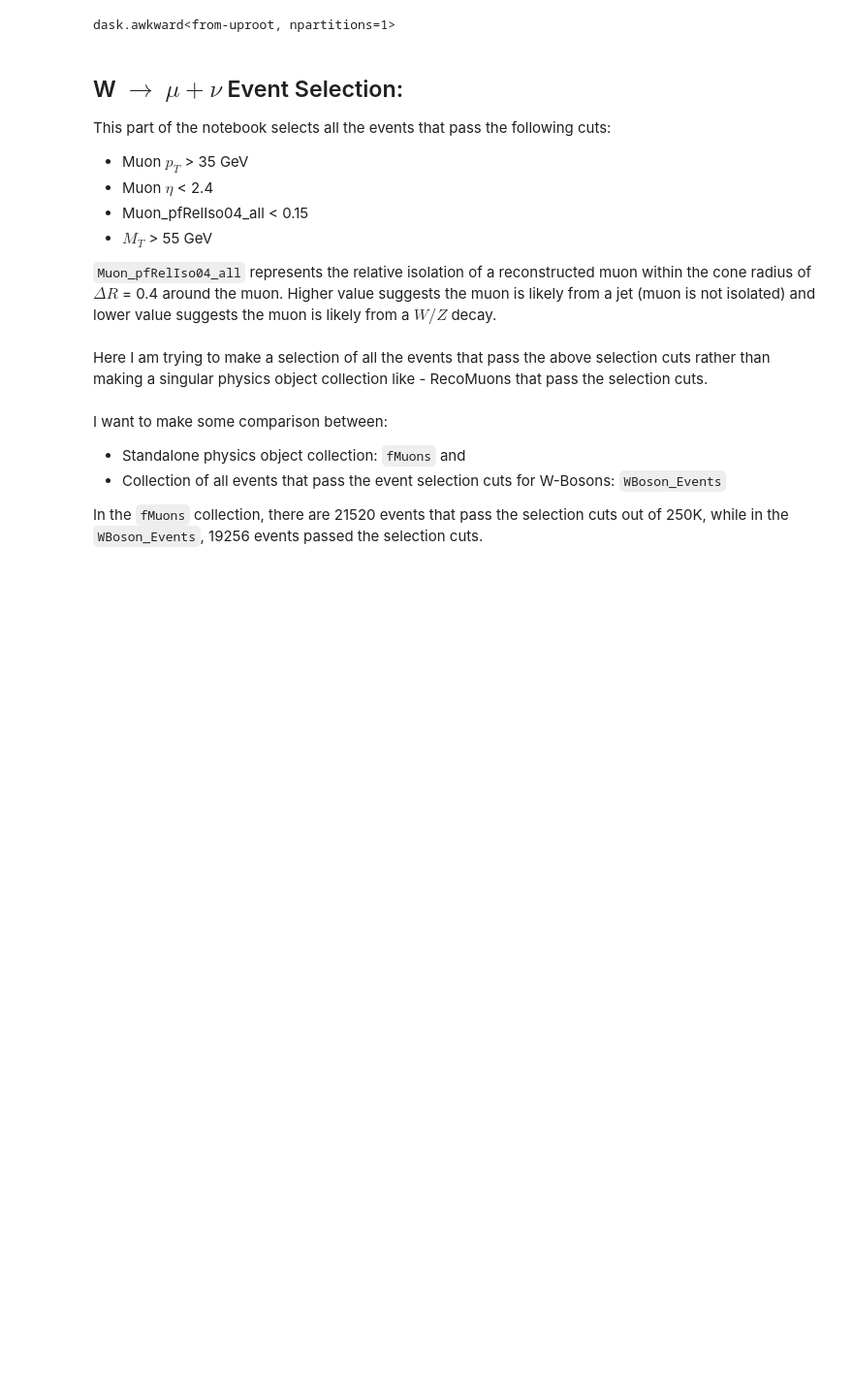
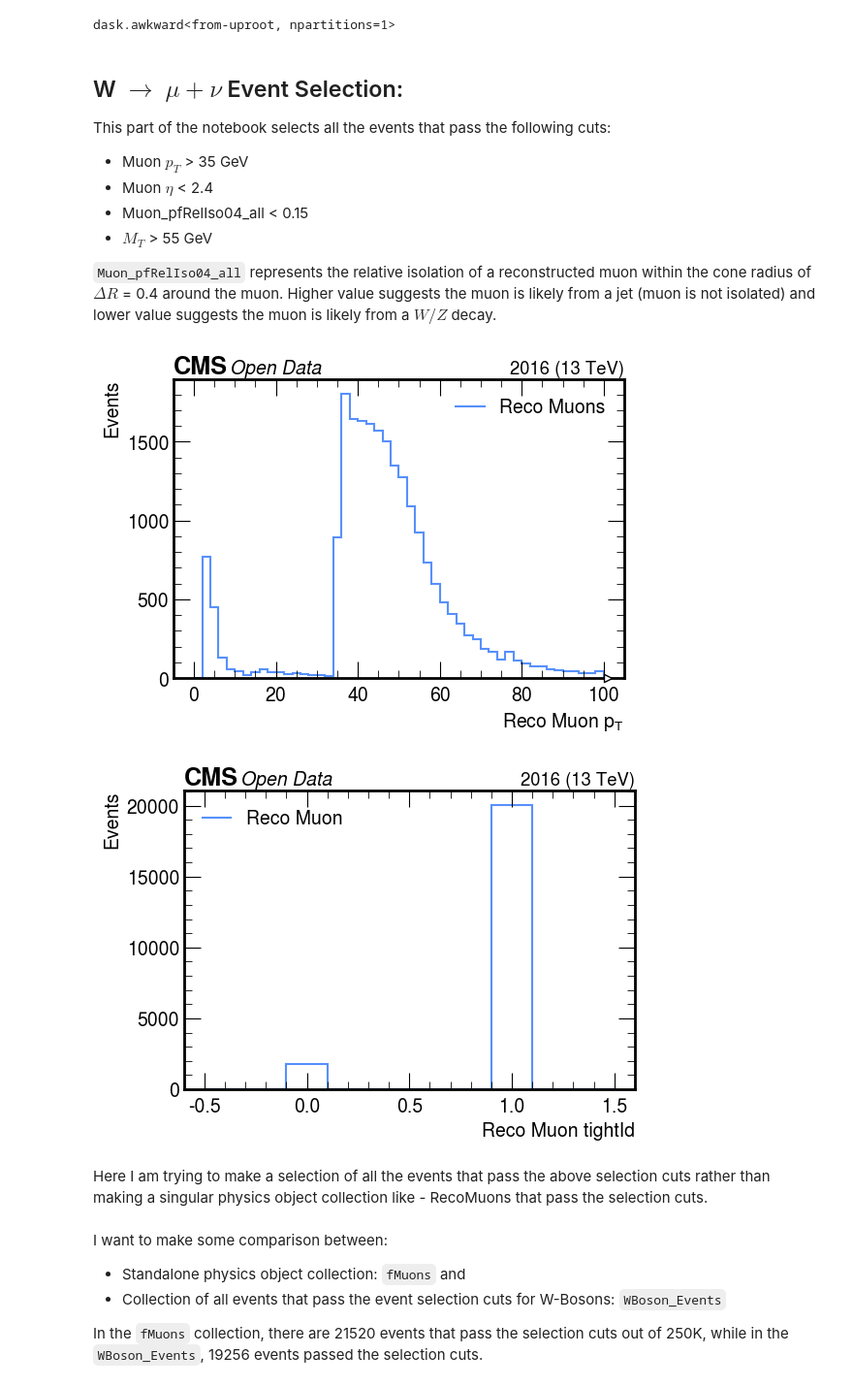
Before and after one commit to xondikoi03/charmTaggingAnalysis, a Jupyter notebook: Coffea/notebooks/charmAnalysis.ipynb, the cells around one changed output. Shown at 97% size. Cells and saved outputs as stored; diff of their text form; code cells hidden in the pictures; blank space fills up the shorter version.

```diff
--- a/Coffea/notebooks/charmAnalysis.ipynb
+++ b/Coffea/notebooks/charmAnalysis.ipynb
@@ -73,14 +73,16 @@ MET = events.MET
 Selection_Cuts = (
     (RecoMuons.pt > 35) &
     (abs(RecoMuons.eta) < 2.4) &
-    (abs(RecoMuons.pfRelIso04_all) < 0.15)
-    # (RecoMuons.tightId == 1)
+    (abs(RecoMuons.pfRelIso04_all) < 0.15) &
+    (RecoMuons.tightId == 1)
 )
 
 # M_T Selection Cut:
 Muon_Mt = np.sqrt(2 * RecoMuons.pt * MET.pt * (1 - np.cos(RecoMuons.phi - MET.phi)))
 Selection_Cuts = Selection_Cuts & (Muon_Mt > 55)
 Muons_Sel = RecoMuons[Selection_Cuts]
+sCut = dak.any(Selection_Cuts, axis=1)
+Events = events[sCut]
 
 # Leading Muon Collection and Transverse Momentum:
 Leading_Muons = dak.firsts(Muons_Sel)
@@ -99,6 +101,30 @@ OS_mask = (ak.sum(Muons_Sel.charge, axis=1) == 0) | (nMuons >=2)
 Selected_Muons_PassCuts = ~OS_mask
  # Final Selection of Muons:
 fMuons = Muons_Sel[Selected_Muons_PassCuts]
+# %%
+Muon_sel_pt = dak.flatten(Events.Muon.pt)
+make_hist(
+    Muon_sel_pt,
+    50, 0, 100,
+    "Reco Muon $p_{T}$",
+    "Events",
+    "Reco Muons",
+    fname=None,
+    logy=False
+)
+Muon_sel_tightId = dak.flatten(Events.Muon.tightId)
+make_hist(
+    Muon_sel_tightId,
+    10, -0.5, 1.5,
+    "Reco Muon tightId",
+    "Events",
+    "Reco Muon",
+    fname=None,
+    logy=False
+)
+# %% [output]
+[figure, added]
+[figure, added]
 # %% [markdown]
 Here I am trying to make a selection of all the events that pass the above selection cuts rather than making a singular physics object collection like - RecoMuons that pass the selection cuts.
 # %%
```
Also changed, not shown: parts of 9 cells of this notebook, 17 other files.
